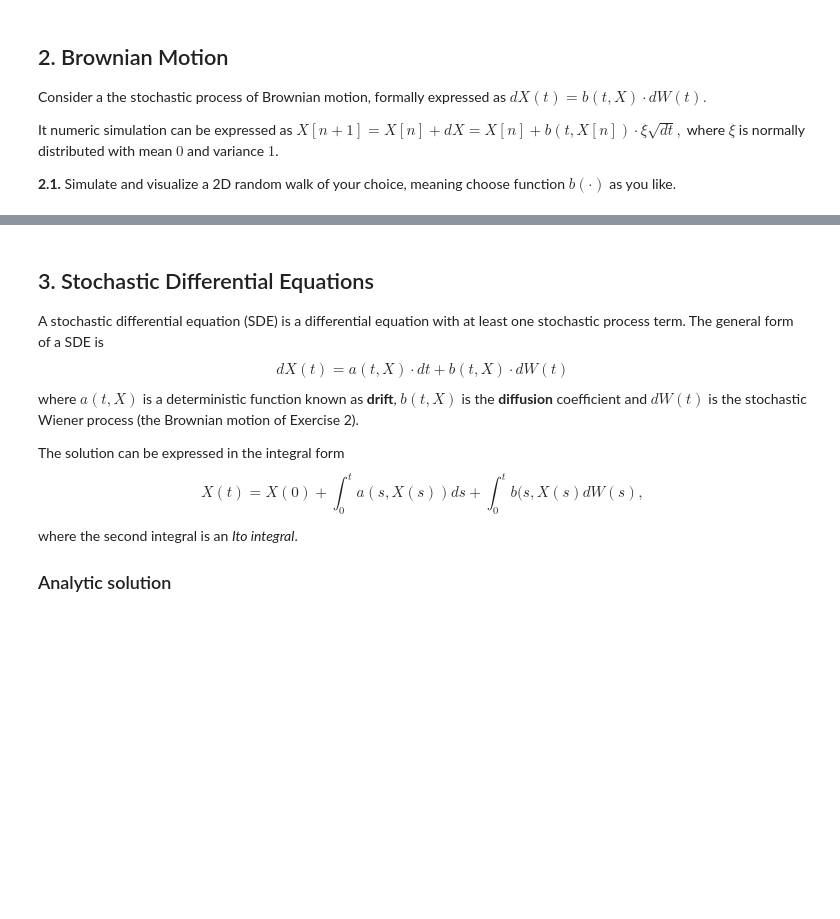
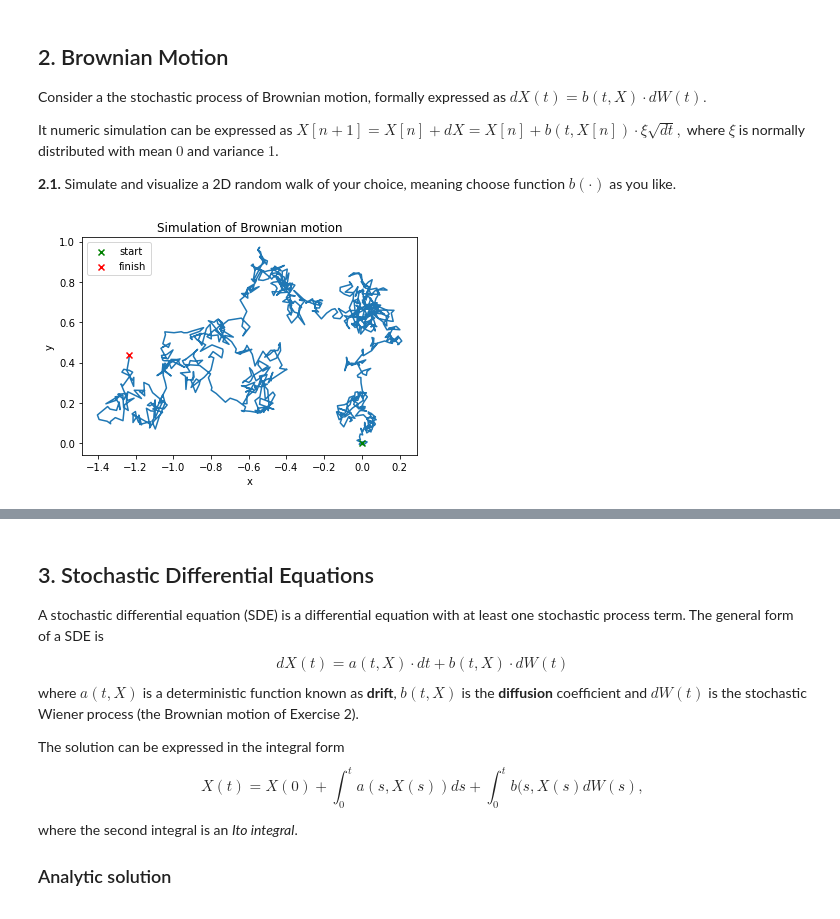
Before and after one commit to cima22/stochastic_modelling_and_simulation, a Jupyter notebook: sde/Homework_SDE.ipynb, the cells around one changed output, grey strips where cells are left out. Cells and saved outputs as stored; diff of their text form; code cells hidden in the pictures; blank space fills up the shorter version.

```diff
--- a/sde/Homework_SDE.ipynb
+++ b/sde/Homework_SDE.ipynb
@@ -74,26 +74,40 @@ $
 where $\xi$ is normally distributed with mean $0$ and variance $1$.
 
 **2.1.** Simulate and visualize a 2D random walk of your choice, meaning choose function $b(\cdot)$ as you like.
-# %%
-def generate_2D_brownian_walk(dt = 0.001, T = 1.):
-
-    n = int(T / dt)  # Number of time steps.
-    t = np.linspace(0., T, n)  # Vector of times.
-
-    '''
-    CODE HERE
-    '''
-
-    return
+# %%
+def generate_2D_brownian_walk(dt = 0.001, T = 1.):
+
+    n = int(T / dt)  # Number of time steps.
+    t = np.linspace(0., T, n)  # Vector of times.
+    sqrt_dt = np.sqrt(dt)
+
+    def b(t,X):
+        return t**(.25)
+
+    x = np.zeros_like(t)
+    y = np.zeros_like(t)
+
+    x[0], y[0] = (0,0)
+
+    for n in range(0,n-1):
+        x[n+1] = x[n] + b(t[n],x[n])*np.random.normal()*sqrt_dt
+        y[n+1] = y[n] + b(t[n],y[n])*np.random.normal()*sqrt_dt
+
+    return x,y
 # %%
 x,y = generate_2D_brownian_walk()
 # %%
 fig = plt.figure()
-plt.plot(x,y)
+plt.plot(x,y,zorder=1)
 plt.xlabel("x")
 plt.ylabel("y")
 plt.title("Simulation of Brownian motion")
+plt.scatter(0,0,label="start",color="g",marker="x",zorder=2)
+plt.scatter(x[-1],y[-1],label="finish",color="r",marker="x",zorder=2)
+plt.legend()
 plt.show()
+# %% [output]
+[figure, added]
 # %%
 n_trajs = 5
 
```
Also changed, not shown: parts of 2 cells of this notebook.
